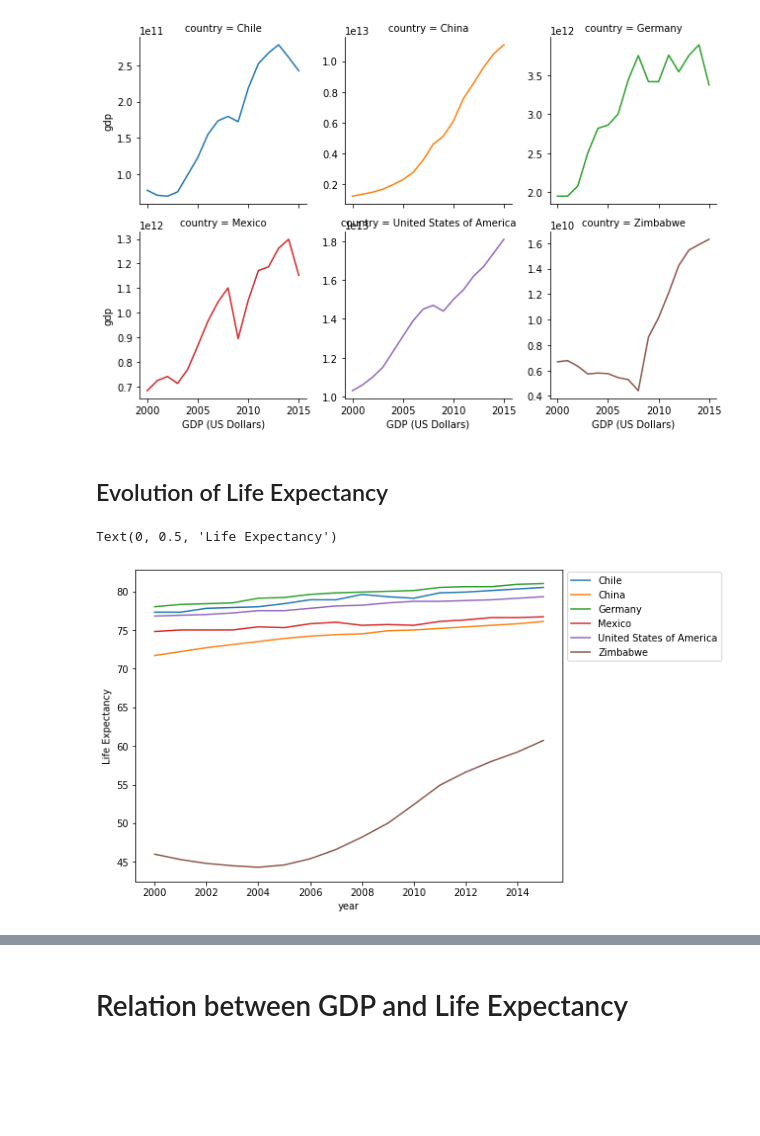
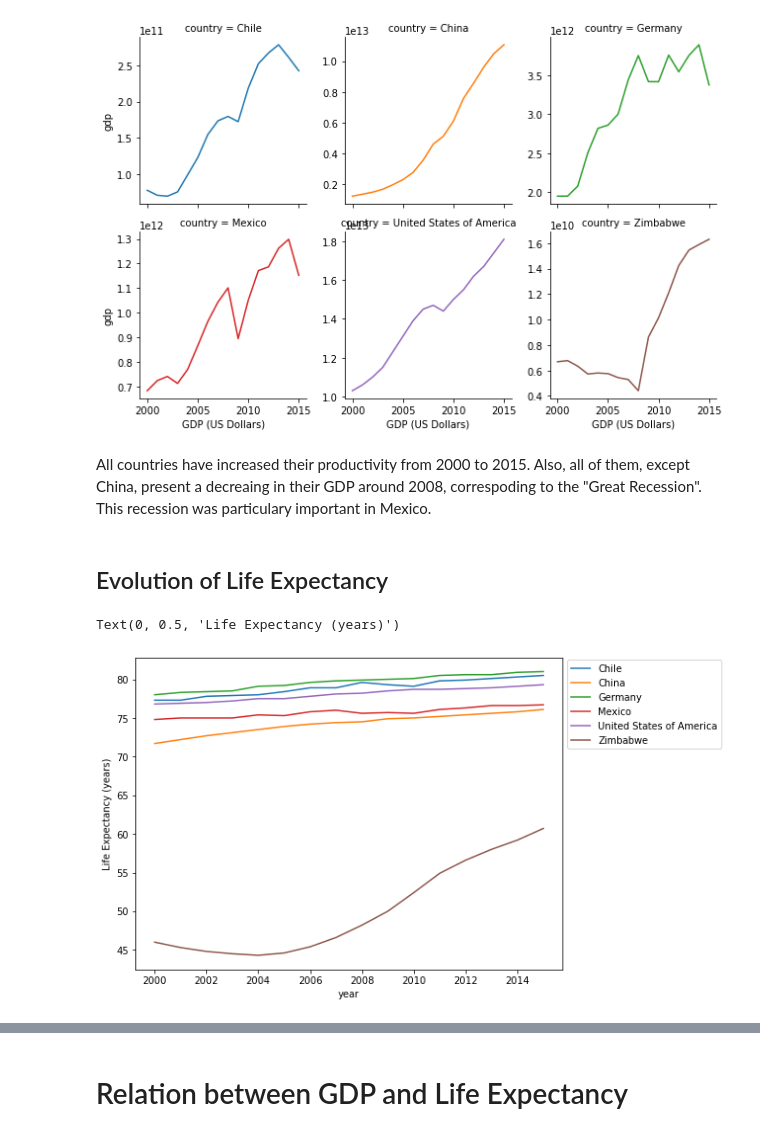
Before and after one commit to javierunix/codeacademy_datascience_path, a Jupyter notebook: Life-Expectancy-and-GDP-Starter/life_expectancy_gdp.ipynb, the cells around one changed output, grey strips where cells are left out. Saved outputs shown, nothing was run; the diff lists cells and outputs as text; code cells hidden in the pictures; blank space fills up the shorter version.

```diff
--- a/Life-Expectancy-and-GDP-Starter/life_expectancy_gdp.ipynb
+++ b/Life-Expectancy-and-GDP-Starter/life_expectancy_gdp.ipynb
@@ -253,13 +257,15 @@ grid.map(sns.lineplot, 'year', 'gdp').set_axis_labels('Gross Domestic Product (U
 # %% [output]
 <seaborn.axisgrid.FacetGrid at 0x...>
 [figure]
+# %% [markdown]
+All countries have increased their productivity from 2000 to 2015. Also, all of them, except China, present a decreaing in their GDP around 2008, correspoding to the "Great Recession". This recession was particulary important in Mexico.
 # %% [markdown]
 ## Evolution of Life Expectancy
 # %%
 plt.figure(figsize=(8, 6))
 sns.lineplot(x=df.year, y=df.leaby, hue=df.country)
 plt.legend(loc='center left', bbox_to_anchor=(1, 0.85), ncol=1)
-plt.ylabel('Life Expectancy')
+plt.ylabel('Life Expectancy (years)')
 # %% [output]
-Text(0, 0.5, 'Life Expectancy')
+Text(0, 0.5, 'Life Expectancy (years)')
-[figure, old version]
+[figure, new version]
```
Also changed, not shown: parts of 12 cells of this notebook.
